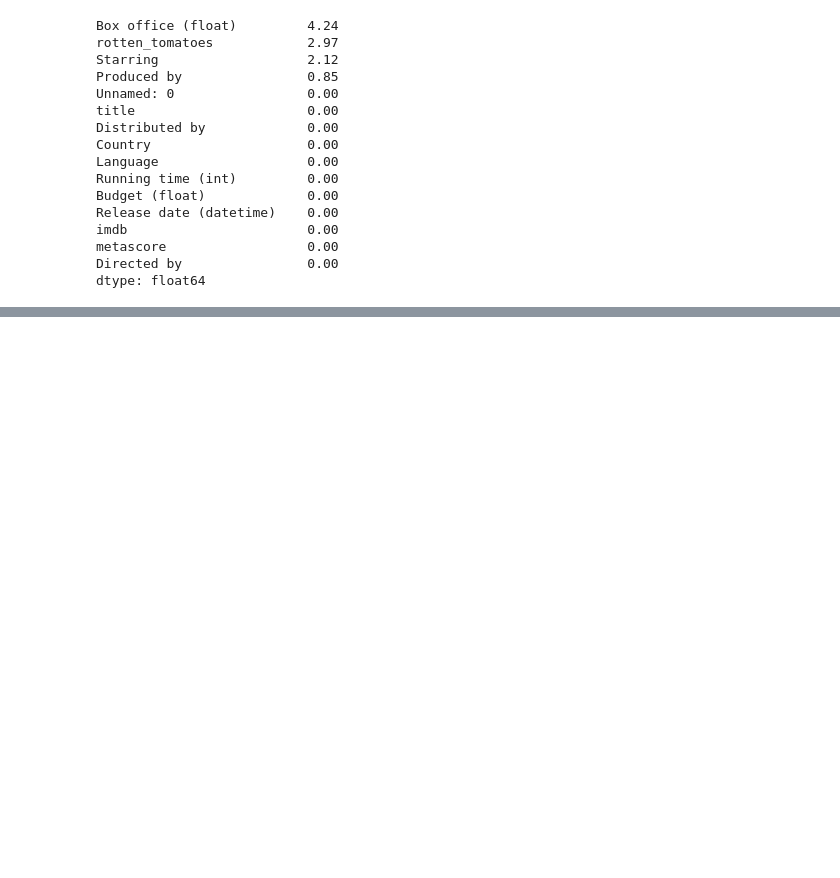
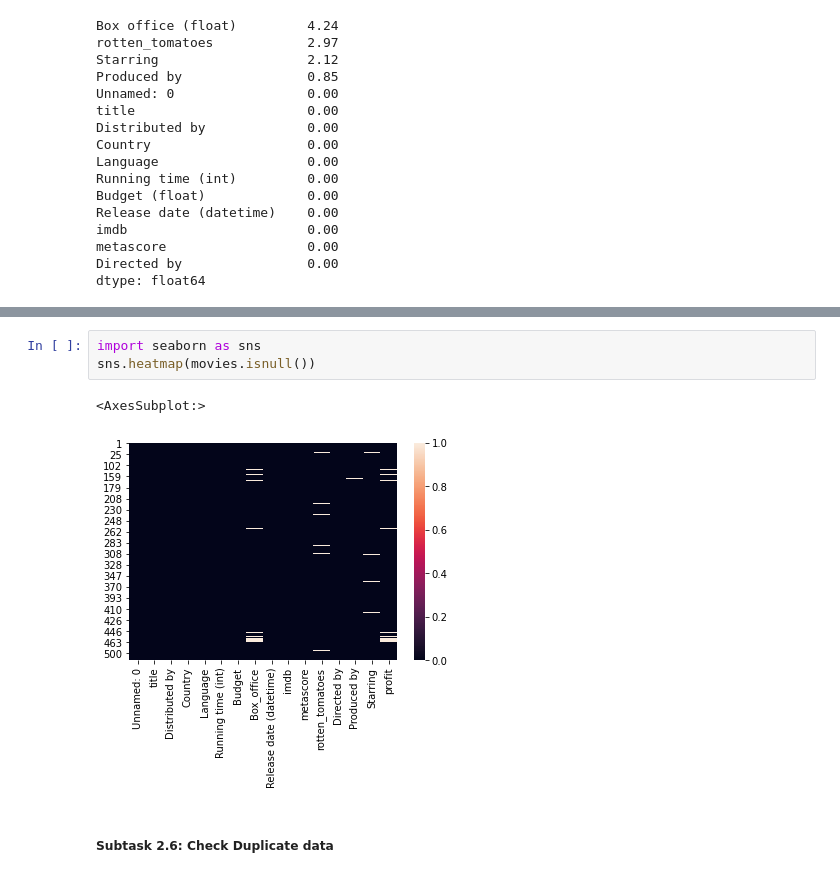
Before and after one commit to pappucode/datascrape, a Jupyter notebook: movie_data_scrape.ipynb, the cells around one changed output, grey strips where cells are left out. Drawn from its saved outputs; the diff is of its cells as text; blank space fills up the shorter version.

Commit message:
Analysis of Data analysis project Done, in this commit I have done some plot for data visualization

```diff
--- a/movie_data_scrape.ipynb
+++ b/movie_data_scrape.ipynb
@@ -1254,0 +1021,8 @@ movies[movies['Running time (int)']>=150]
+# %%
+import seaborn as sns
+sns.heatmap(movies.isnull())
+# %% [output]
+<AxesSubplot:>
+[figure, added]
+# %% [markdown]
+##### Subtask 2.6: Check Duplicate data
```
Also changed, not shown: parts of 79 cells of this notebook.
